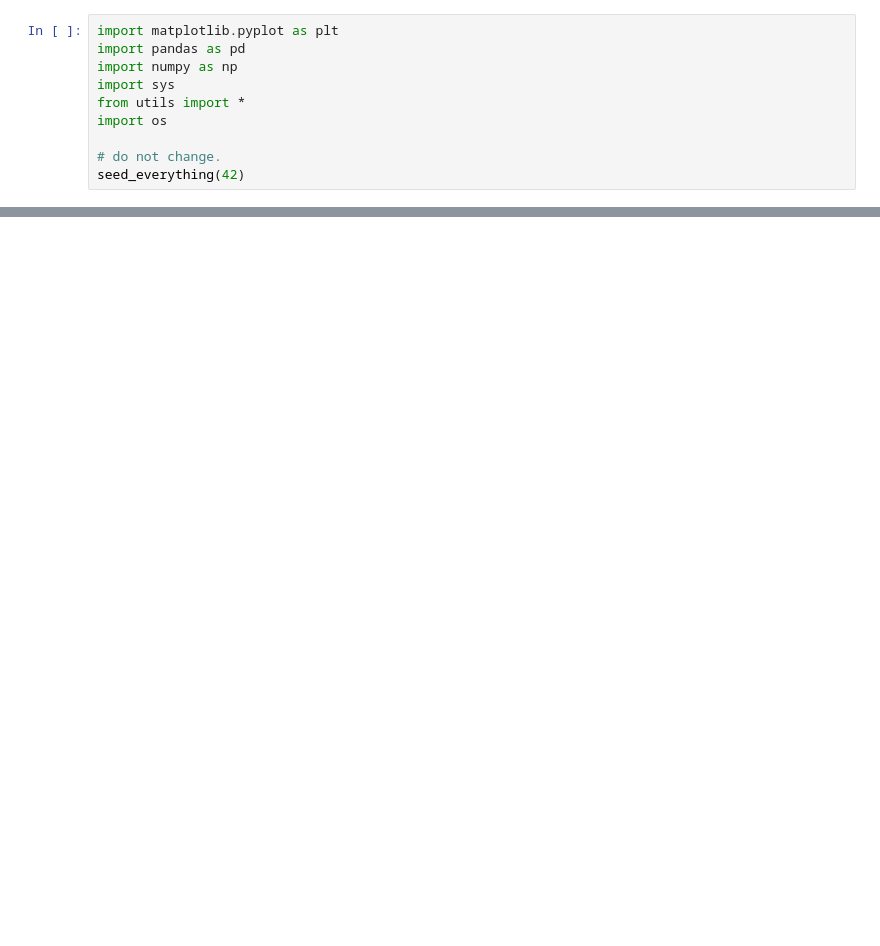
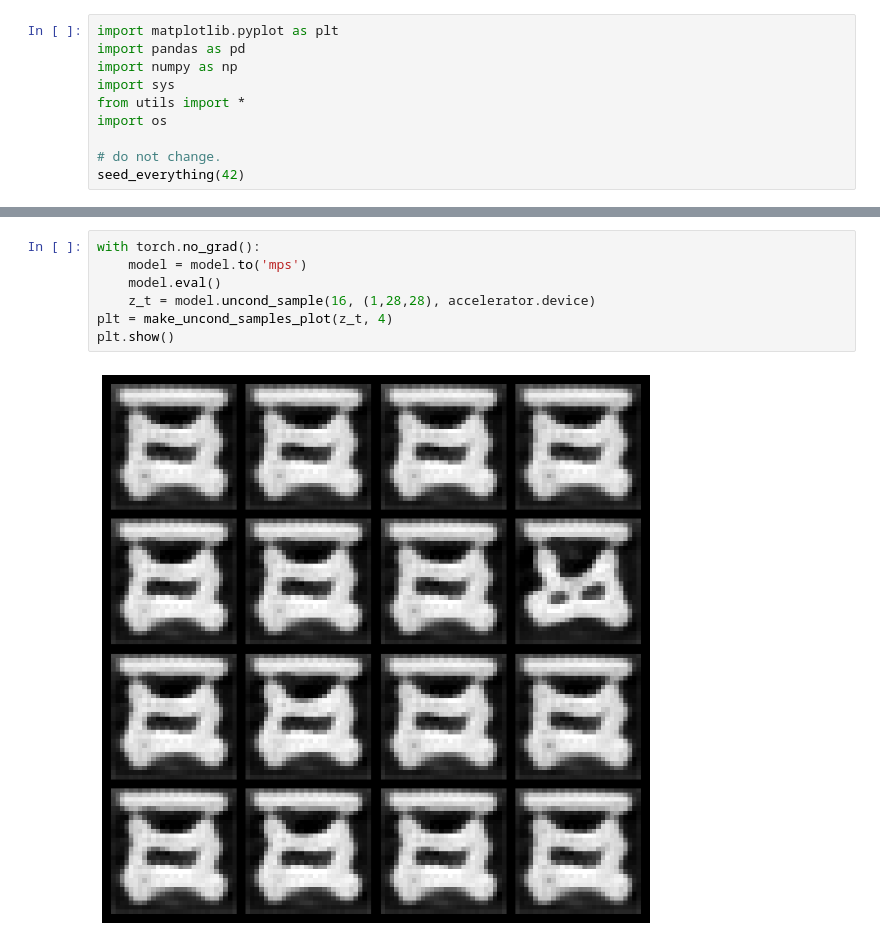
Before and after one commit to VishalJ99/diffusion_model_cw, a Jupyter notebook: src/figs.ipynb, the cells around one changed output, grey strips where cells are left out. Saved outputs shown, nothing was run; the diff lists cells and outputs as text; blank space fills up the shorter version.

```diff
--- a/src/figs.ipynb
+++ b/src/figs.ipynb
@@ -504,0 +923,9 @@ plt.savefig(
+# %%
+with torch.no_grad():
+    model = model.to('mps')
+    model.eval()
+    z_t = model.uncond_sample(16, (1,28,28), accelerator.device)
+plt = make_uncond_samples_plot(z_t, 4)
+plt.show()
+# %% [output]
+[figure, added]
```
Also changed, not shown: parts of 23 cells of this notebook, 10 other files.
